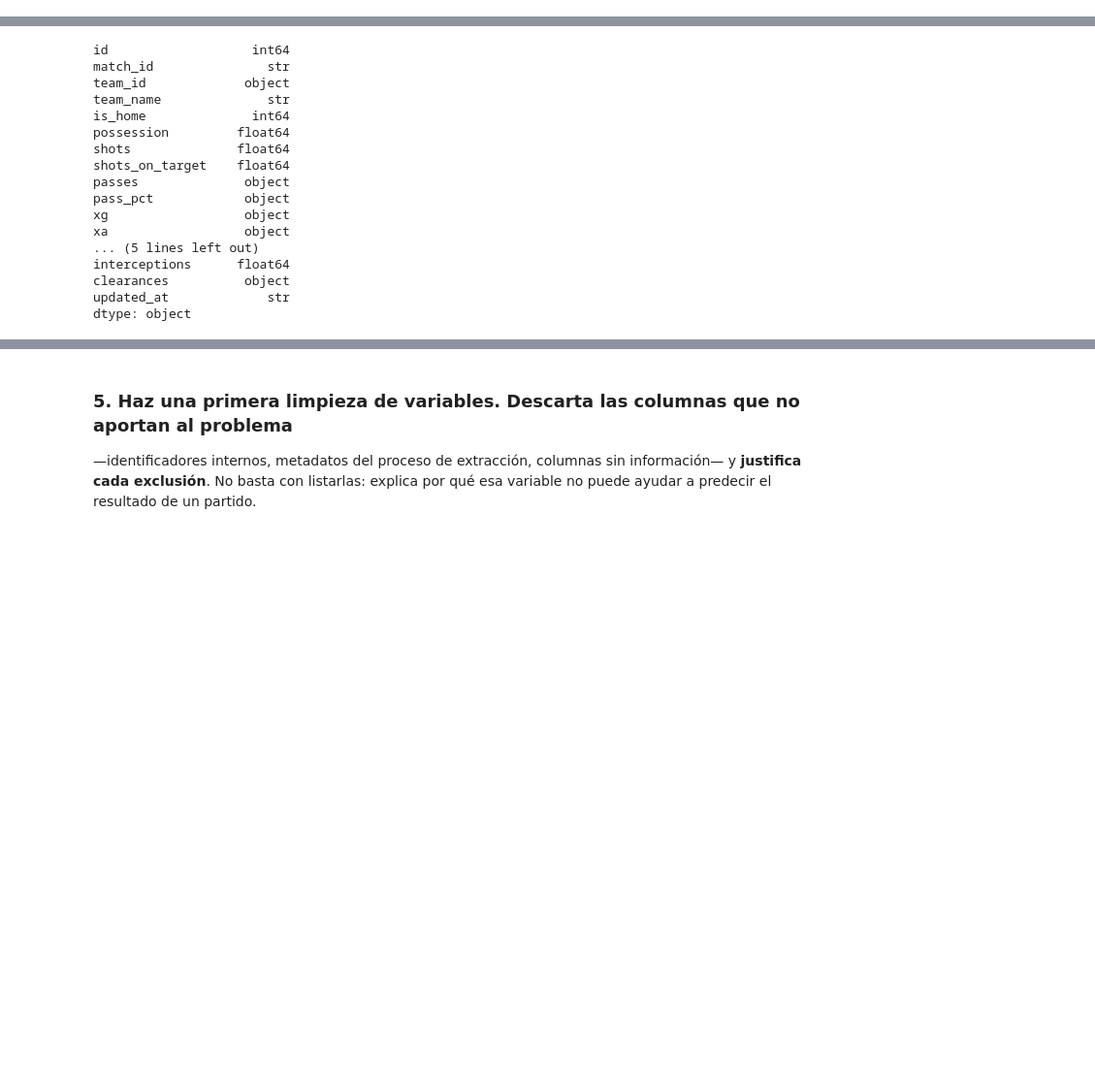
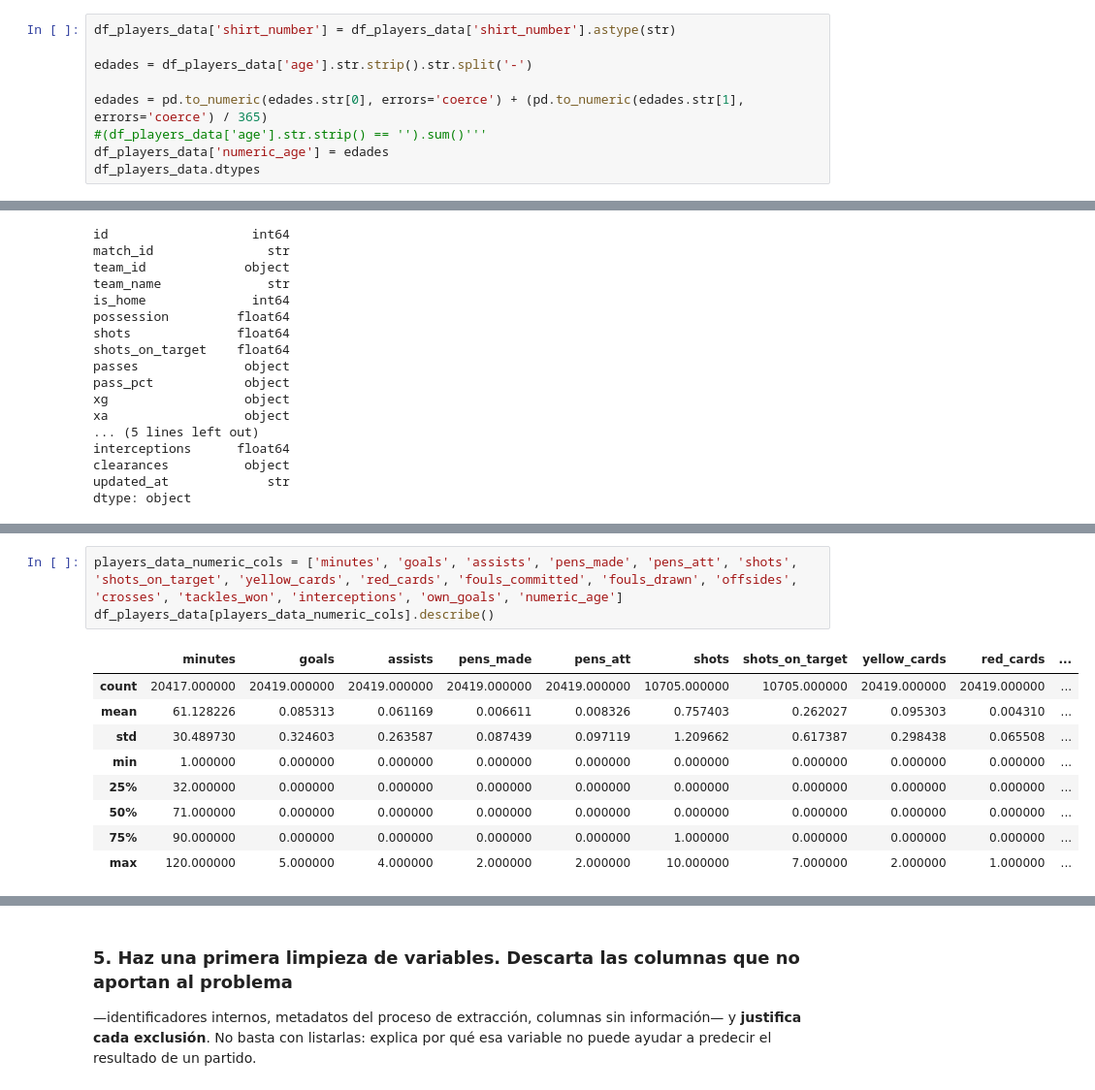
Before and after one commit to antobeni07/Parcial-1_Analitica, a Jupyter notebook: 01_Parcial_Mundial_2026.ipynb, the cells around one changed output, grey strips where cells are left out. Shown at 97% size. Cells and saved outputs as stored; diff of their text form; blank space fills up the shorter version.

```diff
--- a/01_Parcial_Mundial_2026.ipynb
+++ b/01_Parcial_Mundial_2026.ipynb
@@ -530,0 +568,9 @@ dtype: object
+# %%
+df_players_data['shirt_number'] = df_players_data['shirt_number'].astype(str)
+
+edades = df_players_data['age'].str.strip().str.split('-')
+
+edades = pd.to_numeric(edades.str[0], errors='coerce') + (pd.to_numeric(edades.str[1], errors='coerce') / 365)
+#(df_players_data['age'].str.strip() == '').sum()'''
+df_players_data['numeric_age'] = edades
+df_players_data.dtypes
@@ -795,0 +940,13 @@ df_players_data.head()
+# %%
+players_data_numeric_cols = ['minutes', 'goals', 'assists', 'pens_made', 'pens_att', 'shots', 'shots_on_target', 'yellow_cards', 'red_cards', 'fouls_committed', 'fouls_drawn', 'offsides', 'crosses', 'tackles_won', 'interceptions', 'own_goals', 'numeric_age']
+df_players_data[players_data_numeric_cols].describe()
+# %% [output]
+|  | minutes | goals | assists | pens_made | pens_att | shots | shots_on_target | yellow_cards | red_cards | ... |
+| count | 20417.000000 | 20419.000000 | 20419.000000 | 20419.000000 | 20419.000000 | 10705.000000 | 10705.000000 | 20419.000000 | 20419.000000 | ... |
+| mean | 61.128226 | 0.085313 | 0.061169 | 0.006611 | 0.008326 | 0.757403 | 0.262027 | 0.095303 | 0.004310 | ... |
+| std | 30.489730 | 0.324603 | 0.263587 | 0.087439 | 0.097119 | 1.209662 | 0.617387 | 0.298438 | 0.065508 | ... |
+| min | 1.000000 | 0.000000 | 0.000000 | 0.000000 | 0.000000 | 0.000000 | 0.000000 | 0.000000 | 0.000000 | ... |
+| 25% | 32.000000 | 0.000000 | 0.000000 | 0.000000 | 0.000000 | 0.000000 | 0.000000 | 0.000000 | 0.000000 | ... |
+| 50% | 71.000000 | 0.000000 | 0.000000 | 0.000000 | 0.000000 | 0.000000 | 0.000000 | 0.000000 | 0.000000 | ... |
+| 75% | 90.000000 | 0.000000 | 0.000000 | 0.000000 | 0.000000 | 1.000000 | 0.000000 | 0.000000 | 0.000000 | ... |
+| max | 120.000000 | 5.000000 | 4.000000 | 2.000000 | 2.000000 | 10.000000 | 7.000000 | 2.000000 | 1.000000 | ... |
```
Also changed, not shown: parts of 23 cells of this notebook.
